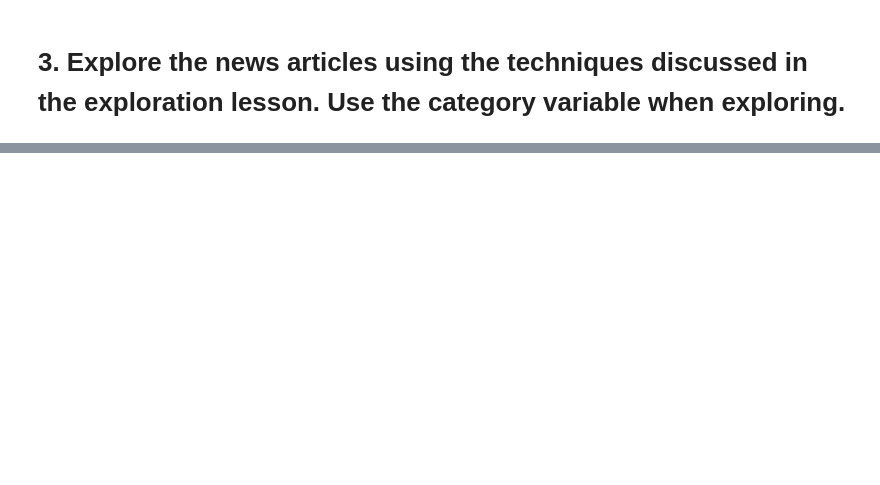
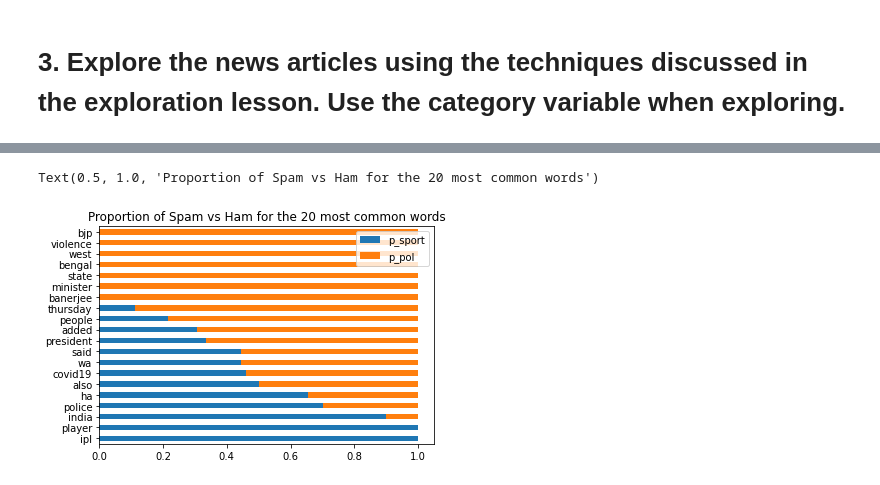
Before and after one commit to mdalton87/natural-language-processing-exercises, a Jupyter notebook: explore.ipynb, the cells around one changed output, grey strips where cells are left out. Cells and saved outputs as stored; diff of their text form; code cells hidden in the pictures; blank space fills up the shorter version.

```diff
--- a/explore.ipynb
+++ b/explore.ipynb
@@ -328,0 +370,14 @@ counts_and_ratios(news, 'category')
+# %%
+sport_freq = pd.Series(sport_string.split()).value_counts()
+# %%
+all_string = pol_string + sport_string
+# %%
+all_freq = pd.Series(all_string.split()).value_counts()
+# %%
+word_counts = (pd.concat([all_freq, pol_freq, sport_freq], axis=1, sort=True)
+                .set_axis(['all', 'politics', 'sports'], axis=1, inplace=False)
+                .fillna(0))
+#                 .apply(lambda s: s.astype(int)
+
+
+word_counts.head()
@@ -328,0 +391,15 @@ counts_and_ratios(news, 'category')
+# %%
+# figure out the percentage of spam vs ham
+(word_counts
+ .assign(p_sport=word_counts.sports / word_counts['all'],
+         p_pol=word_counts.politics / word_counts['all'])
+ .sort_values(by='all')
+ [['p_sport', 'p_pol']]
+ .tail(20)
+ .sort_values('p_pol')
+ .plot.barh(stacked=True))
+
+plt.title('Proportion of Spam vs Ham for the 20 most common words')
+# %% [output]
+Text(0.5, 1.0, 'Proportion of Spam vs Ham for the 20 most common words')
+[figure, added]
```
Also changed, not shown: parts of 27 cells of this notebook, 6 other files.
